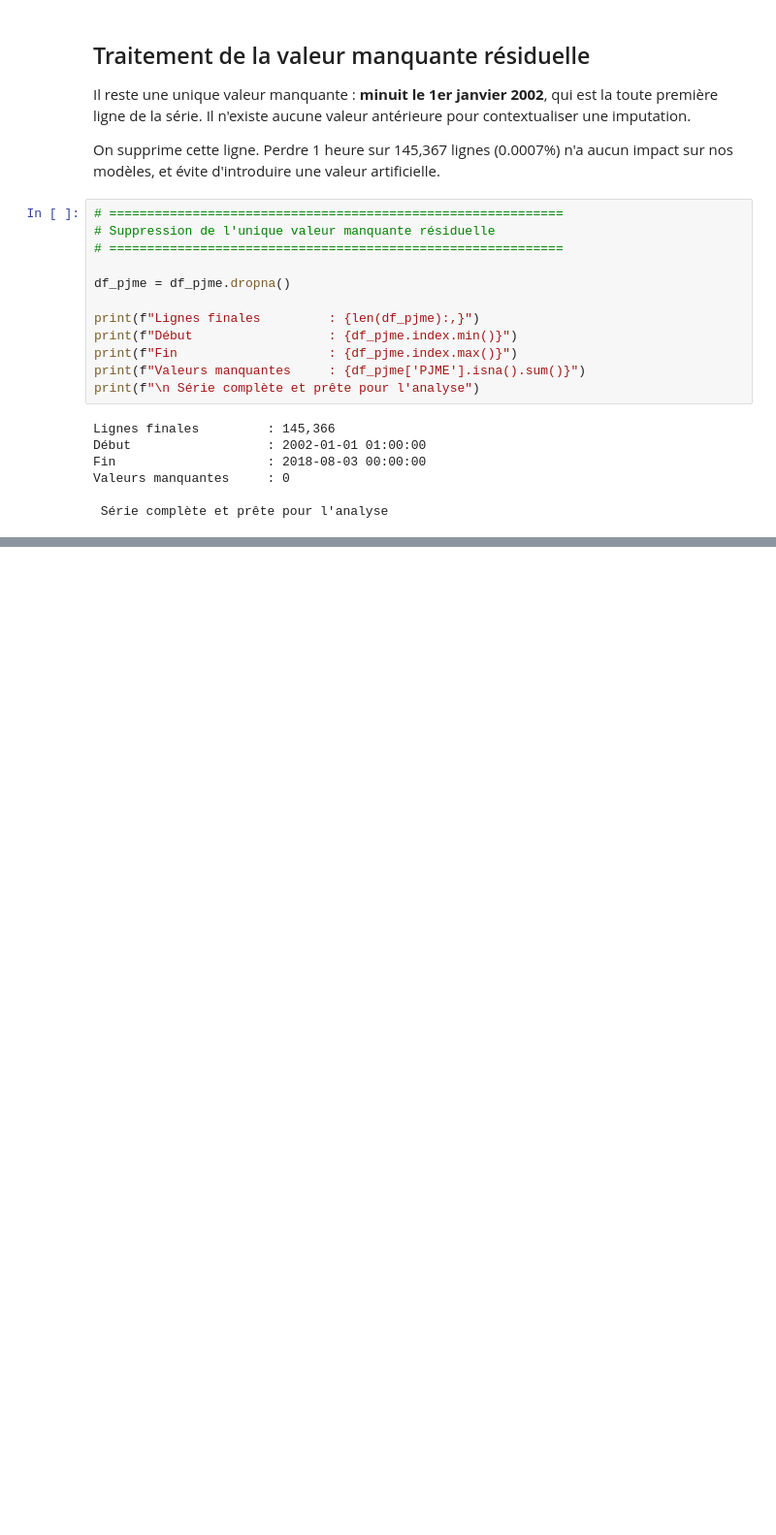
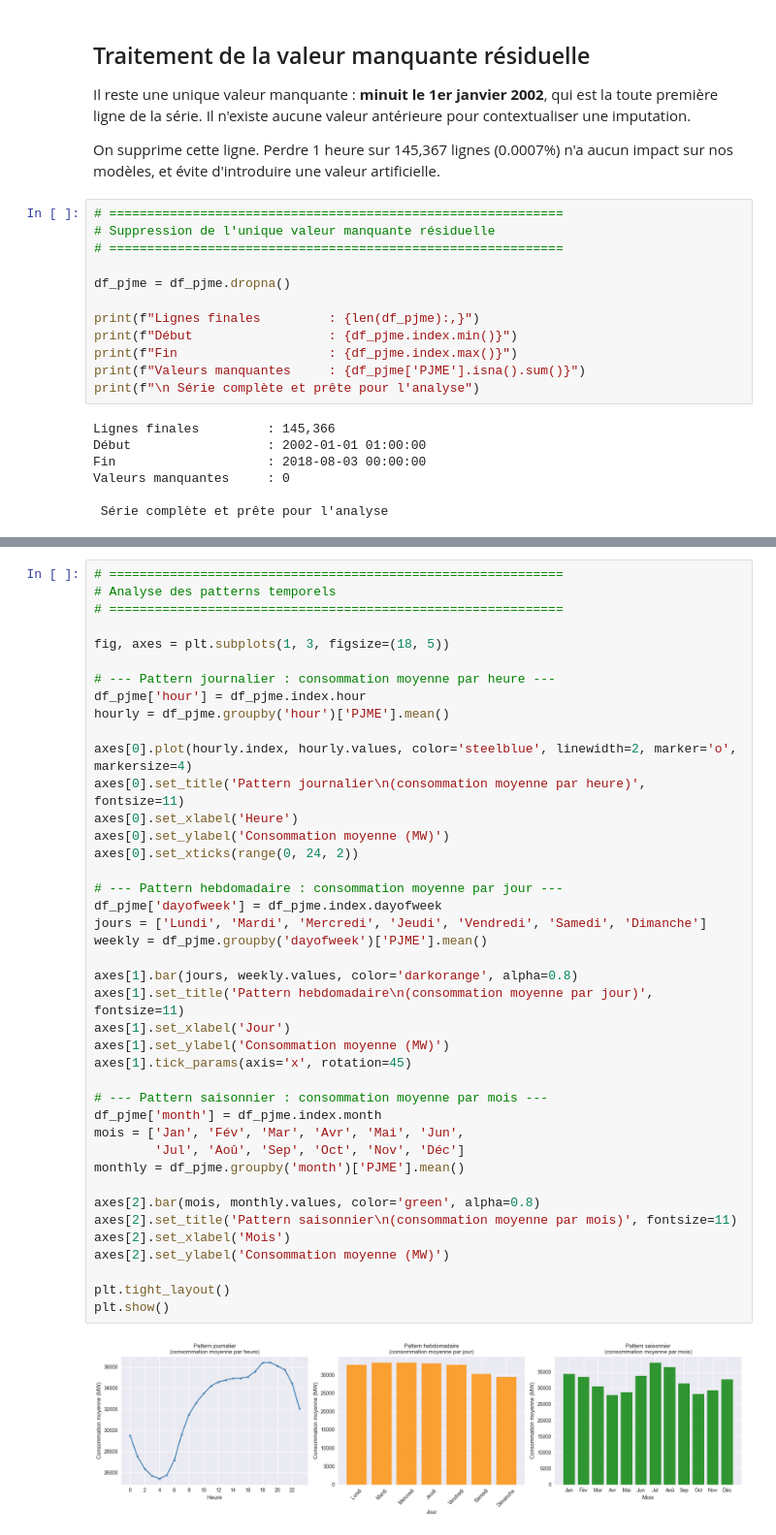
Before and after one commit to Dboy003/Energy-forecasting, a Jupyter notebook: notebooks/01_exploration.ipynb, the cells around one changed output, grey strips where cells are left out. Shown at 97% size. Cells and saved outputs as stored; diff of their text form; blank space fills up the shorter version.

```diff
--- a/notebooks/01_exploration.ipynb
+++ b/notebooks/01_exploration.ipynb
@@ -264,0 +308,43 @@ Valeurs manquantes     : 0
+# %%
+# ============================================================
+# Analyse des patterns temporels
+# ============================================================
+
+fig, axes = plt.subplots(1, 3, figsize=(18, 5))
+
+# --- Pattern journalier : consommation moyenne par heure ---
+df_pjme['hour'] = df_pjme.index.hour
+hourly = df_pjme.groupby('hour')['PJME'].mean()
+
+axes[0].plot(hourly.index, hourly.values, color='steelblue', linewidth=2, marker='o', markersize=4)
+axes[0].set_title('Pattern journalier\n(consommation moyenne par heure)', fontsize=11)
+axes[0].set_xlabel('Heure')
+axes[0].set_ylabel('Consommation moyenne (MW)')
+axes[0].set_xticks(range(0, 24, 2))
+
+# --- Pattern hebdomadaire : consommation moyenne par jour ---
+df_pjme['dayofweek'] = df_pjme.index.dayofweek
+jours = ['Lundi', 'Mardi', 'Mercredi', 'Jeudi', 'Vendredi', 'Samedi', 'Dimanche']
+weekly = df_pjme.groupby('dayofweek')['PJME'].mean()
+
+axes[1].bar(jours, weekly.values, color='darkorange', alpha=0.8)
+axes[1].set_title('Pattern hebdomadaire\n(consommation moyenne par jour)', fontsize=11)
+axes[1].set_xlabel('Jour')
+axes[1].set_ylabel('Consommation moyenne (MW)')
+axes[1].tick_params(axis='x', rotation=45)
+
+# --- Pattern saisonnier : consommation moyenne par mois ---
+df_pjme['month'] = df_pjme.index.month
+mois = ['Jan', 'Fév', 'Mar', 'Avr', 'Mai', 'Jun',
+        'Jul', 'Aoû', 'Sep', 'Oct', 'Nov', 'Déc']
+monthly = df_pjme.groupby('month')['PJME'].mean()
+
+axes[2].bar(mois, monthly.values, color='green', alpha=0.8)
+axes[2].set_title('Pattern saisonnier\n(consommation moyenne par mois)', fontsize=11)
+axes[2].set_xlabel('Mois')
+axes[2].set_ylabel('Consommation moyenne (MW)')
+
+plt.tight_layout()
+plt.show()
+# %% [output]
+[figure, added]
```
Also changed, not shown: parts of 13 cells of this notebook.
